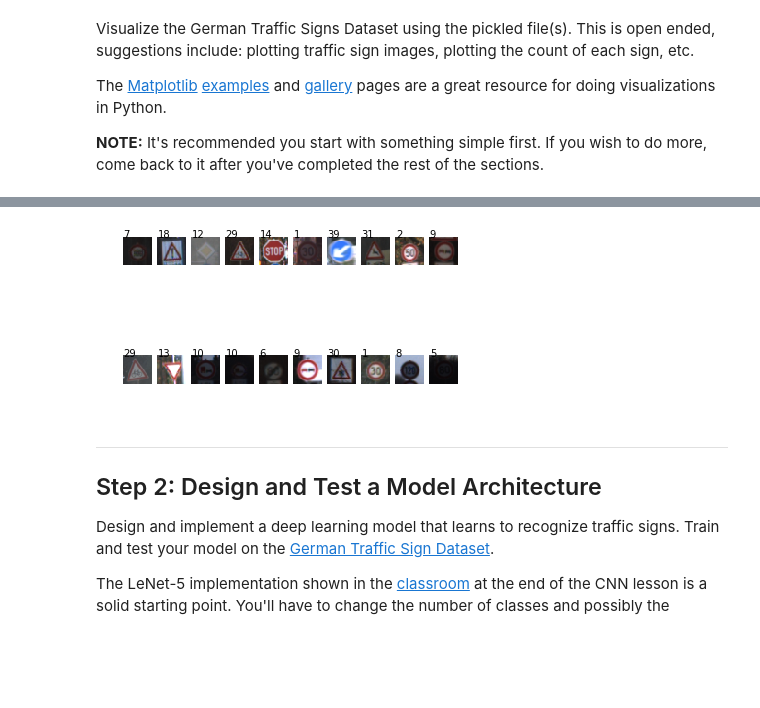
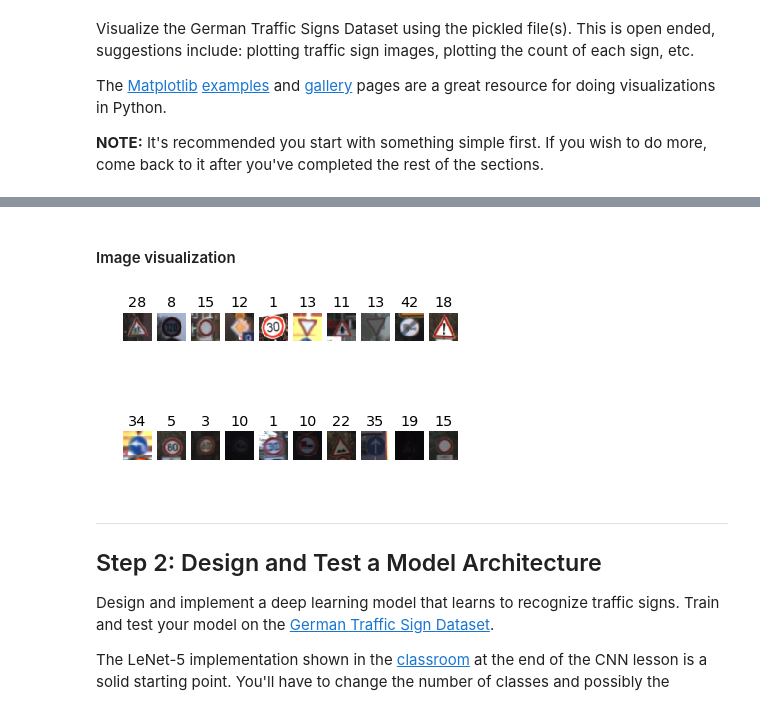
Before and after one commit to AryanJ-NYC/CarND-Traffic-Sign-Classifier-Project, a Jupyter notebook: Traffic_Sign_Classifier.ipynb, the cells around one changed output, grey strips where cells are left out. Cells and saved outputs as stored; diff of their text form; code cells hidden in the pictures; blank space fills up the shorter version.

Commit message:
Add data visualization

```diff
--- a/Traffic_Sign_Classifier.ipynb
+++ b/Traffic_Sign_Classifier.ipynb
@@ -95,0 +95,24 @@ The [Matplotlib](http://matplotlib.org/) [examples](http://matplotlib.org/exampl
+# %%
+import matplotlib
+import matplotlib.pyplot as plt
+import pandas as pd
+
+label_names = pd.read_csv('signnames.csv')
+
+matplotlib.style.use('ggplot')
+
+fig_size = (12, 9)
+plt.rcParams["figure.figsize"] = fig_size
+
+training_labels = pd.DataFrame({'label': y_train})
+label_counts = training_labels['label'].value_counts().sort_index()
+plot = label_counts.plot(kind='bar', rot=0)
+plot.set_title('Training Set Signs by Frequency')
+plot.set_ylabel('Frequency')
+plot.set_xlabel('Sign Index')
+
+# print labels
+plt.show()
+print(label_names.to_string(index=False))
+
+%matplotlib inline
@@ -96,25 +138,26 @@ The [Matplotlib](http://matplotlib.org/) [examples](http://matplotlib.org/exampl
+# %% [markdown]
+#### Image visualization
 # %%
-### Data exploration visualization code goes here.
-### Feel free to use as many code cells as needed.
+# Display random images from training set
 import matplotlib.pyplot as plt
 import random
 
 NUM_IMAGES_SHOWN = 20 # must be even to work
 fig, axarr = plt.subplots(2, NUM_IMAGES_SHOWN//2) # images shown on two rows
 
 for img_num in range(NUM_IMAGES_SHOWN):
     random_image_num = random.randrange(n_train)
     row_num = img_num // (NUM_IMAGES_SHOWN//2)
     col_num = img_num % (NUM_IMAGES_SHOWN//2)
     axarr[row_num, col_num].imshow(X_train[random_image_num])
-    axarr[row_num, col_num].text(0, 0, y_train[random_image_num])
+    axarr[row_num, col_num].set_title(y_train[random_image_num])
     axarr[row_num, col_num].axis('off')
 
 plt.show()
 # Visualizations will be shown in the notebook.
 %matplotlib inline
 # %% [output]
-[figure, old version]
+[figure, new version]
 # %% [markdown]
 ----
 
```
Also changed, not shown: parts of 12 cells of this notebook.
